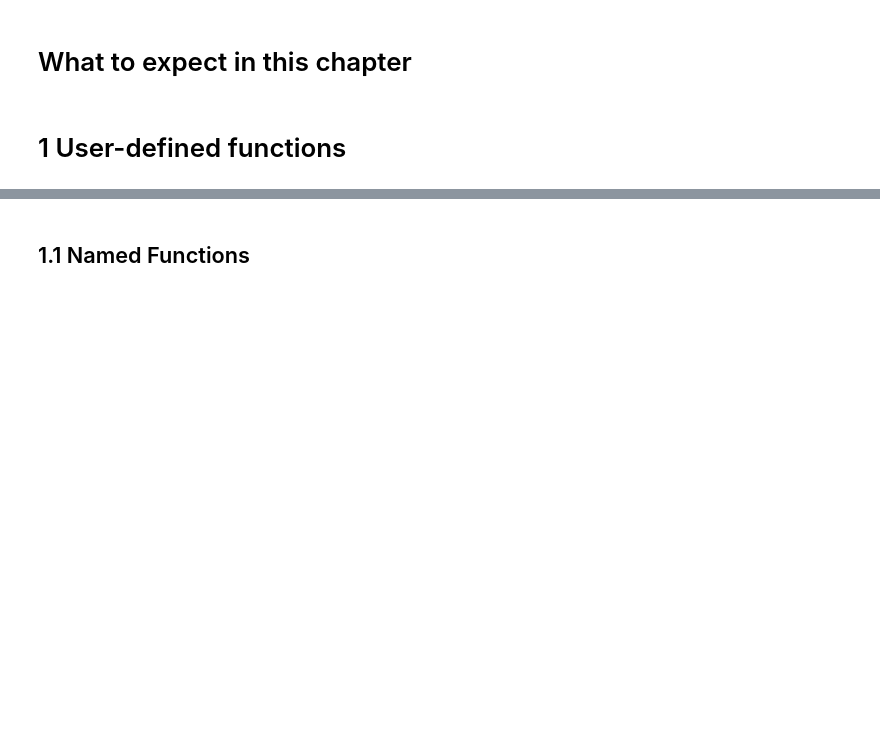
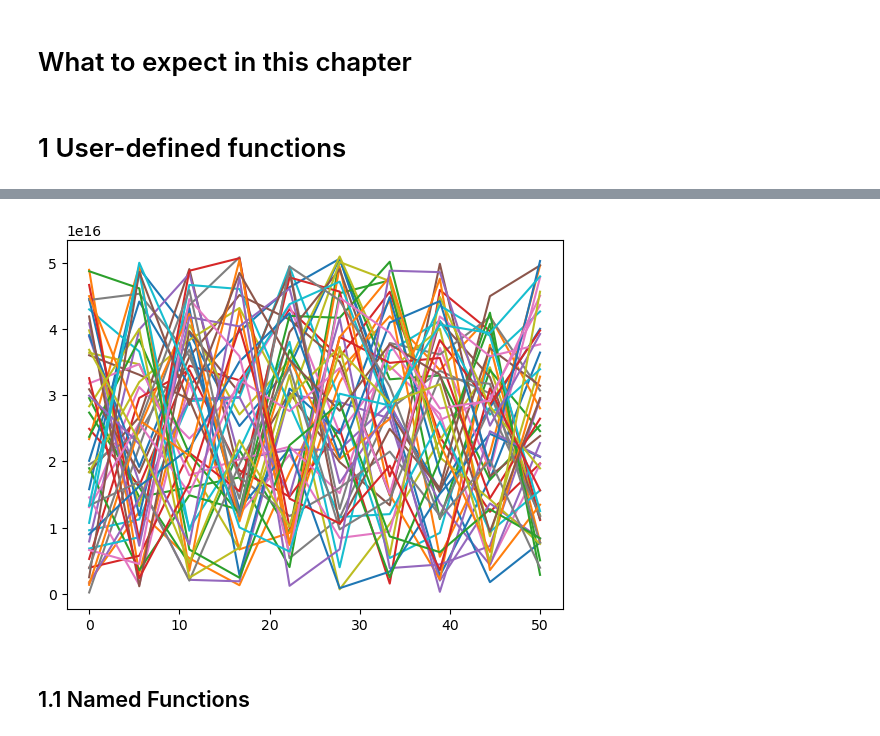
Before and after one commit to SPS-SP2273/learning-portfolio-Marcusyhtay, a Jupyter notebook: 5.1_functions/functions_(need).ipynb, the cells around one changed output, grey strips where cells are left out. Cells and saved outputs as stored; diff of their text form; code cells hidden in the pictures; blank space fills up the shorter version.

```diff
--- a/5.1_functions/functions_(need).ipynb
+++ b/5.1_functions/functions_(need).ipynb
@@ -6,0 +20,11 @@
+# %%
+def my_line_np(m,c):
+    x_values = np.linspace(0,50,10)
+    y_values = [m*x_value + c + 50923829280218300*np.random.random() for x_value in x_values]
+    return x_values, y_values
+# %%
+for m in range(50):
+    x, y = my_line_np(m,10000002038000)
+    plt.plot(x,y)
+# %% [output]
+[figure, added]
```
Also changed, not shown: parts of 3 cells of this notebook, 1 other file.
